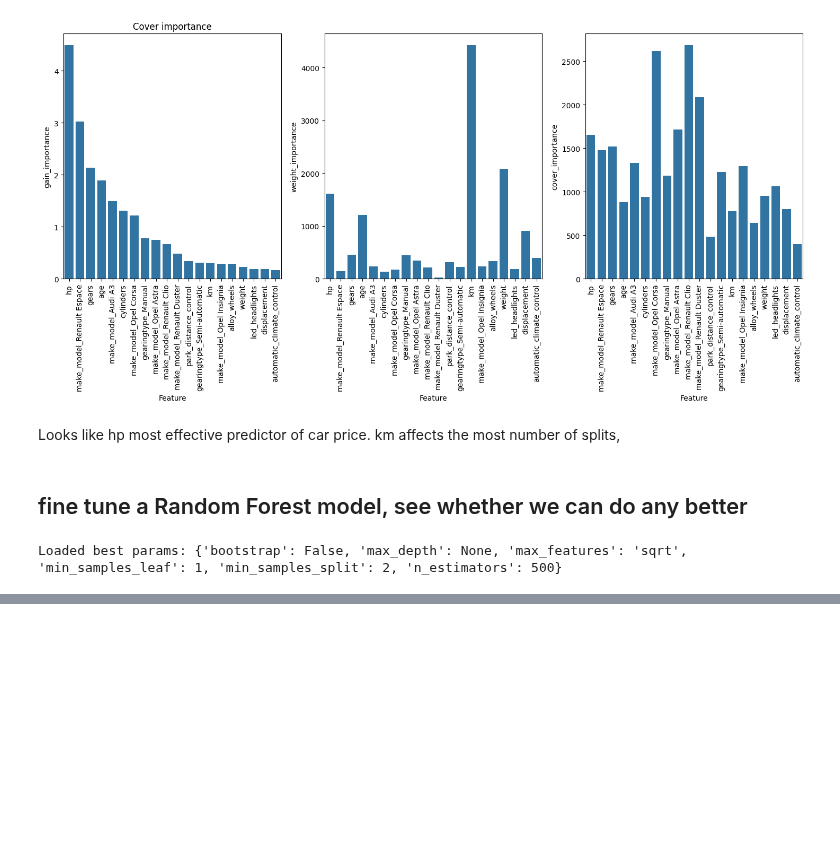
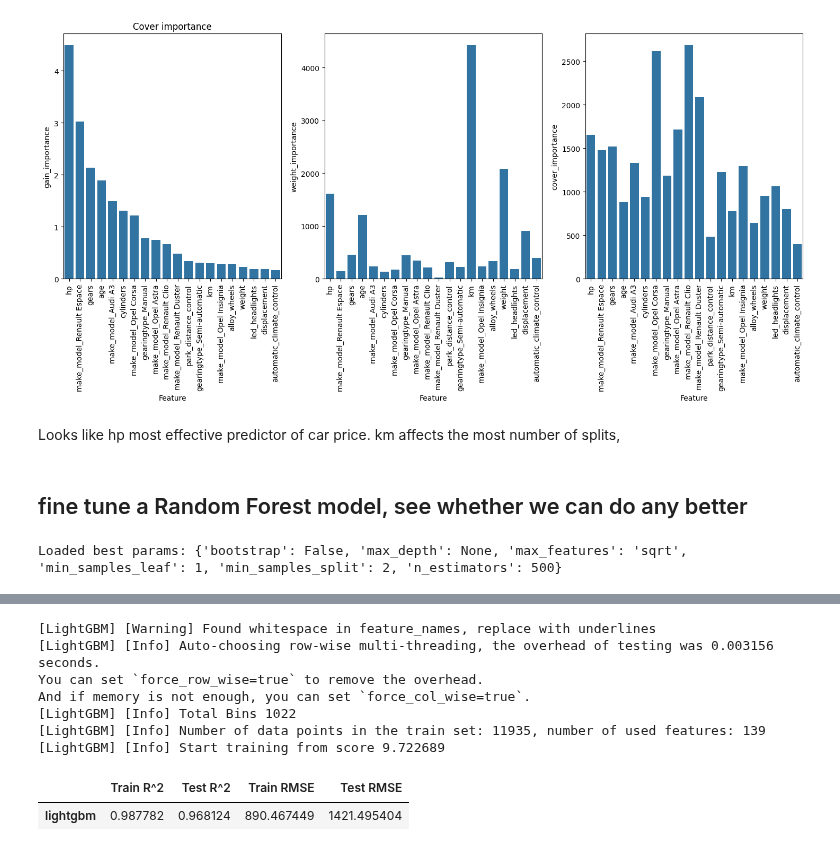
Before and after one commit to balintstewart77/magnimind-assignments, a Jupyter notebook: Auto_scout/auto_scout_part6_estimators.ipynb, the cells around one changed output, grey strips where cells are left out. Cells and saved outputs as stored; diff of their text form; code cells hidden in the pictures; blank space fills up the shorter version.

Commit message:
add latest auto_scout

```diff
--- a/Auto_scout/auto_scout_part6_estimators.ipynb
+++ b/Auto_scout/auto_scout_part6_estimators.ipynb
@@ -632,0 +735,43 @@ Best Hyperparameters: {'bootstrap': False, 'max_depth': None, 'max_features': 's
+# %%
+#instantiate model with opimised params
+lightgbm_model_ft = LGBMRegressor(colsample_bytree = 0.8, learning_rate = 0.05, max_depth = -1,
+                                  min_child_samples = 30, n_estimators = 500, num_leaves = 50, reg_alpha =0,
+                                  reg_lambda =0.5, subsample =0.8)
+
+# train the model
+lightgbm_model_ft.fit(X_train, y_train_log)
+# make predictions on the training data and the test data
+y_train_pred_log = lightgbm_model_ft.predict(X_train)
+y_test_pred_log = lightgbm_model_ft.predict(X_test)
+# Inverse log transform the predictions and the true values to original scale, so can compare RMSE values across log and non-transformed target variable
+y_train_pred_original = np.exp(y_train_pred_log)
+y_test_pred_original = np.exp(y_test_pred_log)
+y_train_original = np.exp(y_train_log)
+y_test_original = np.exp(y_test_log)
+# Gather evaluation metrics mean_squared_error and r2_score on both train and test datasets
+train_r2 = r2_score(y_train_log, y_train_pred_log)
+test_r2 = r2_score(y_test_log, y_test_pred_log)
+train_MSE = mean_squared_error(y_train_original, y_train_pred_original)
+test_MSE = mean_squared_error(y_test_original, y_test_pred_original)
+train_RMSE = np.sqrt(train_MSE)
+test_RMSE = np.sqrt(test_MSE)
+
+results = {
+        'Train R^2':train_r2,
+        'Test R^2':test_r2,
+        'Train RMSE':train_RMSE,
+        'Test RMSE': test_RMSE
+    }
+
+lightgbm_tuned_results = pd.DataFrame(results, index=['lightgbm'])
+lightgbm_tuned_results
+# %% [output]
+[LightGBM] [Warning] Found whitespace in feature_names, replace with underlines
+[LightGBM] [Info] Auto-choosing row-wise multi-threading, the overhead of testing was 0.003156 seconds.
+You can set `force_row_wise=true` to remove the overhead.
+And if memory is not enough, you can set `force_col_wise=true`.
+[LightGBM] [Info] Total Bins 1022
+[LightGBM] [Info] Number of data points in the train set: 11935, number of used features: 139
+[LightGBM] [Info] Start training from score 9.722689
+|  | Train R^2 | Test R^2 | Train RMSE | Test RMSE |
+| lightgbm | 0.987782 | 0.968124 | 890.467449 | 1421.495404 |
```
Also changed, not shown: parts of 23 cells of this notebook, 39 other files.
